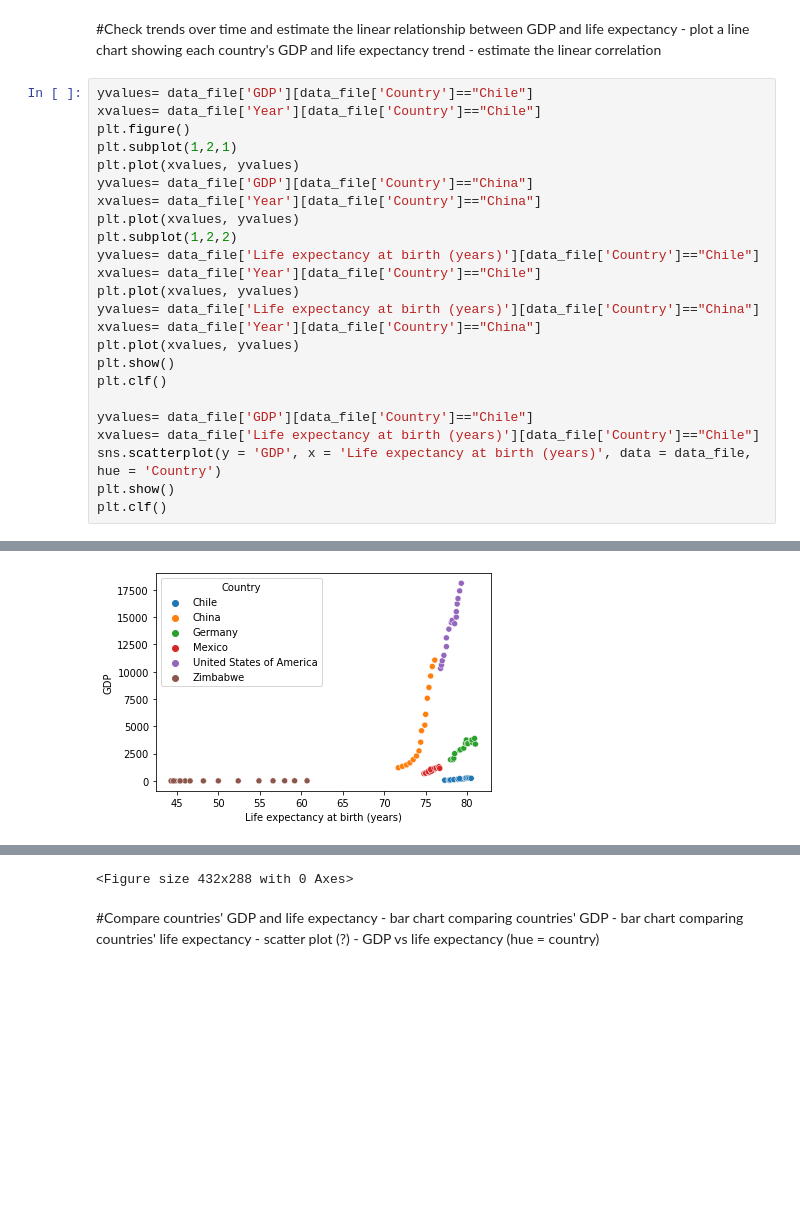
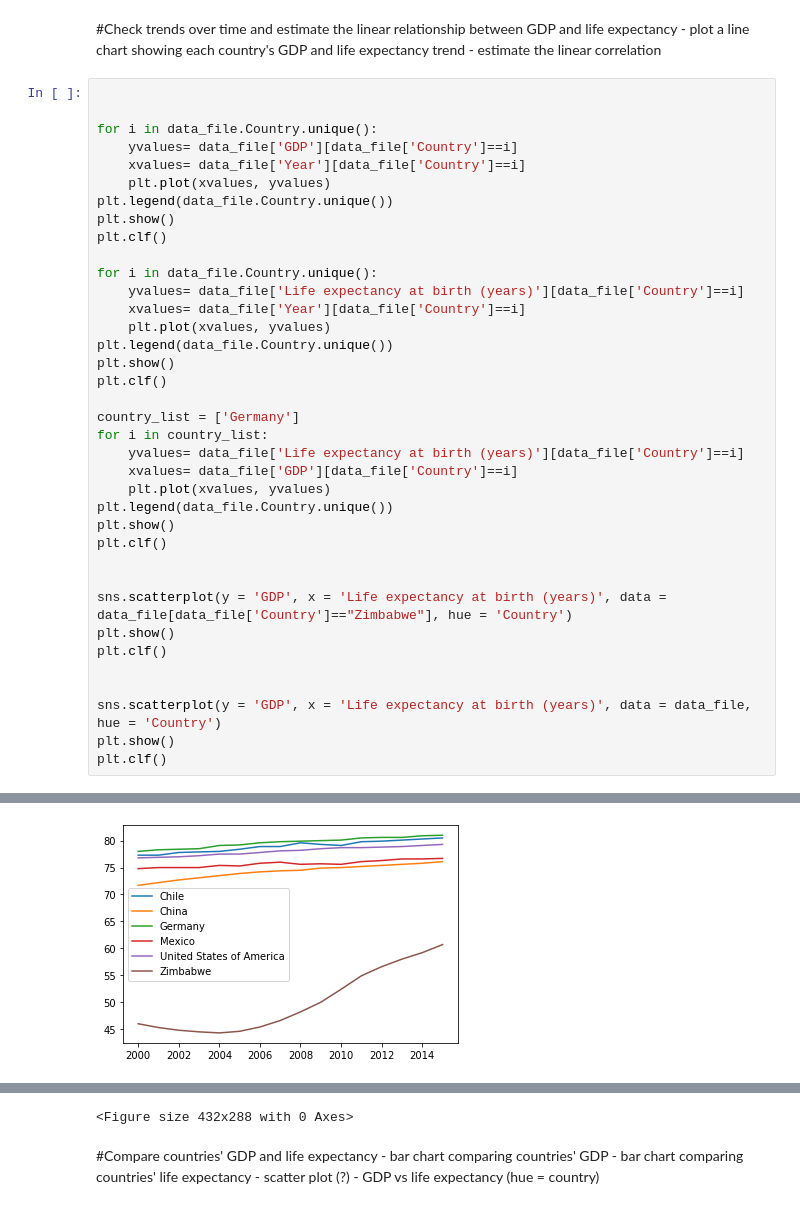
Before and after one commit to R0go/GDP_Life_Expectancy, a Jupyter notebook: life_expectancy_gdp.ipynb, the cells around one changed output, grey strips where cells are left out. Drawn from its saved outputs; the diff is of its cells as text; blank space fills up the shorter version.

```diff
--- a/life_expectancy_gdp.ipynb
+++ b/life_expectancy_gdp.ipynb
@@ -71,26 +72,39 @@ print(np.max(data_file.GDP))
 	- plot a line chart showing each country's GDP and life expectancy trend
 	- estimate the linear correlation
 # %%
-yvalues= data_file['GDP'][data_file['Country']=="Chile"]
-xvalues= data_file['Year'][data_file['Country']=="Chile"]
-plt.figure()
-plt.subplot(1,2,1)
-plt.plot(xvalues, yvalues)
-yvalues= data_file['GDP'][data_file['Country']=="China"]
-xvalues= data_file['Year'][data_file['Country']=="China"]
-plt.plot(xvalues, yvalues)
-plt.subplot(1,2,2)
-yvalues= data_file['Life expectancy at birth (years)'][data_file['Country']=="Chile"]
-xvalues= data_file['Year'][data_file['Country']=="Chile"]
-plt.plot(xvalues, yvalues)
-yvalues= data_file['Life expectancy at birth (years)'][data_file['Country']=="China"]
-xvalues= data_file['Year'][data_file['Country']=="China"]
-plt.plot(xvalues, yvalues)
+
+
+for i in data_file.Country.unique():
+    yvalues= data_file['GDP'][data_file['Country']==i]
+    xvalues= data_file['Year'][data_file['Country']==i]
+    plt.plot(xvalues, yvalues)
+plt.legend(data_file.Country.unique())
 plt.show()
 plt.clf()
 
-yvalues= data_file['GDP'][data_file['Country']=="Chile"]
-xvalues= data_file['Life expectancy at birth (years)'][data_file['Country']=="Chile"]
+for i in data_file.Country.unique():
+    yvalues= data_file['Life expectancy at birth (years)'][data_file['Country']==i]
+    xvalues= data_file['Year'][data_file['Country']==i]
+    plt.plot(xvalues, yvalues)
+plt.legend(data_file.Country.unique())
+plt.show()
+plt.clf()
+
+country_list = ['Germany']
+for i in country_list:
+    yvalues= data_file['Life expectancy at birth (years)'][data_file['Country']==i]
+    xvalues= data_file['GDP'][data_file['Country']==i]
+    plt.plot(xvalues, yvalues)
+plt.legend(data_file.Country.unique())
+plt.show()
+plt.clf()
+
+
+sns.scatterplot(y = 'GDP', x = 'Life expectancy at birth (years)', data = data_file[data_file['Country']=="Zimbabwe"], hue = 'Country')
+plt.show()
+plt.clf()
+
+
 sns.scatterplot(y = 'GDP', x = 'Life expectancy at birth (years)', data = data_file, hue = 'Country')
 plt.show()
 plt.clf()
@@ -99 +113 @@ plt.clf()
-[figure, old version]
+[figure, new version]
```
Also changed, not shown: parts of 2 cells of this notebook.
